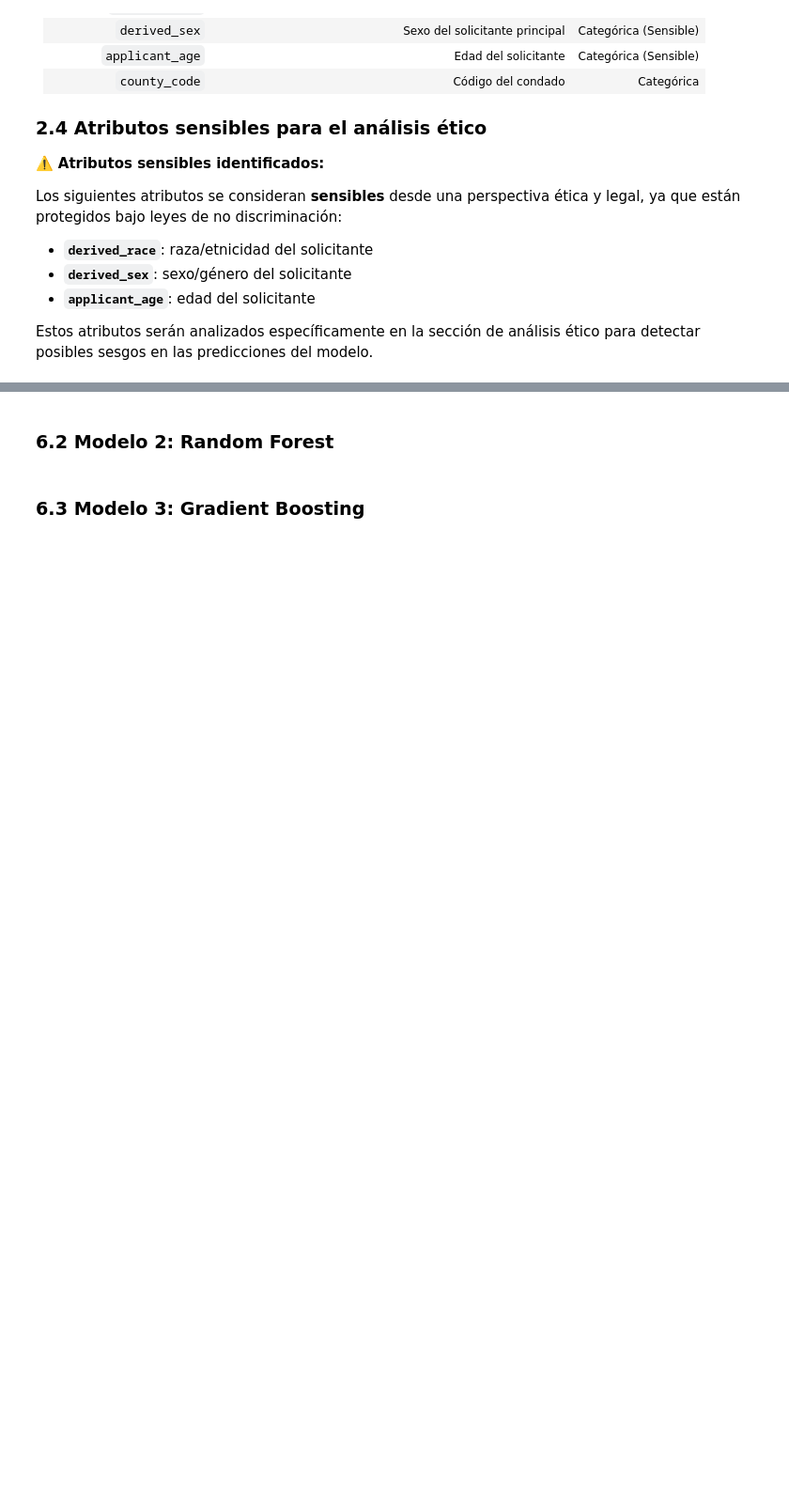
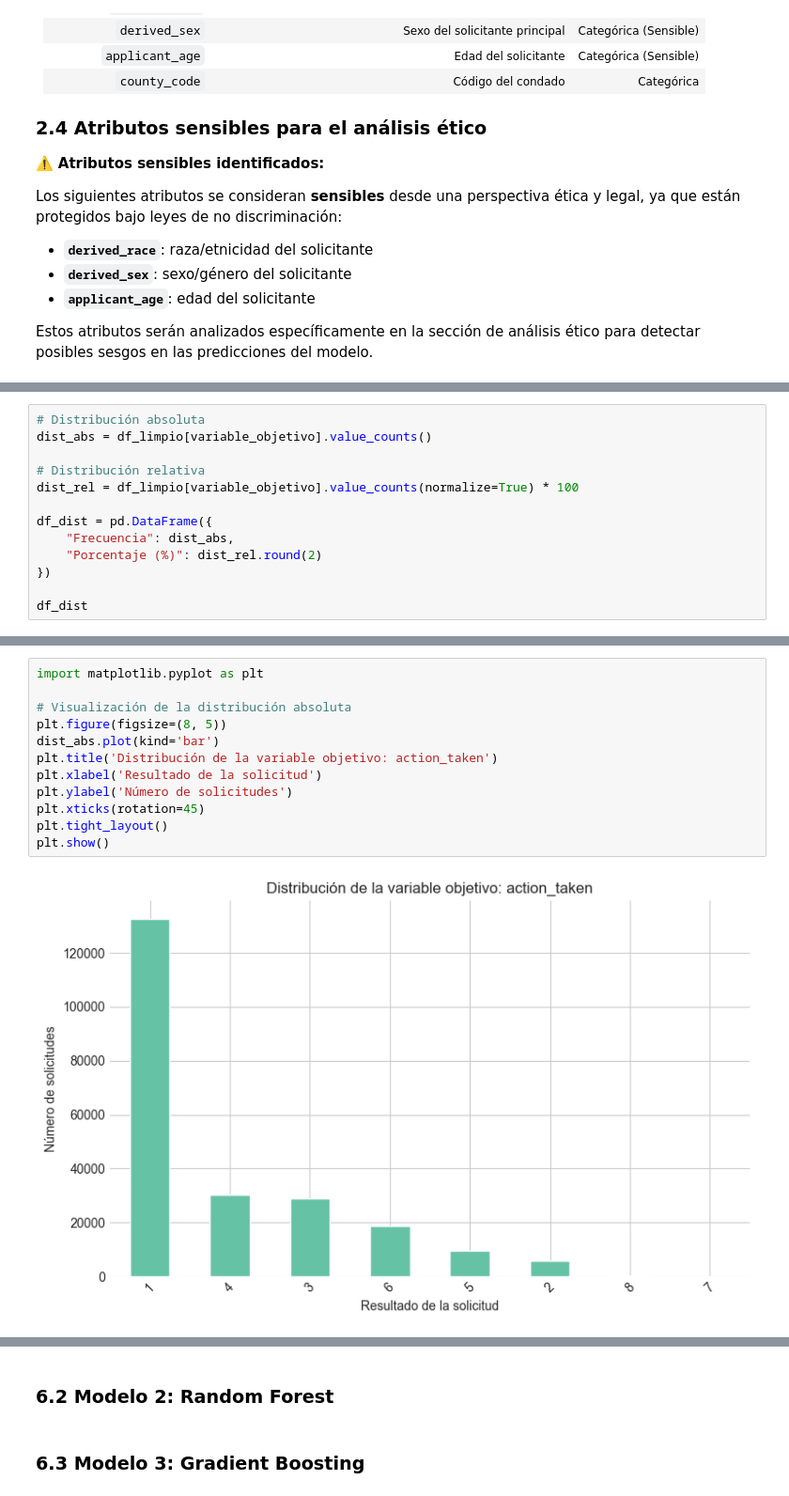
Before and after one commit to thisisrober/hmda-loan-approval-ml-analysis, a Jupyter notebook: notebook.ipynb, the cells around one changed output, grey strips where cells are left out. Shown at 94% size. Drawn from its saved outputs; the diff is of its cells as text; blank space fills up the shorter version.

```diff
--- a/notebook.ipynb
+++ b/notebook.ipynb
@@ -213,0 +398,13 @@ En esta sección entrenamos diferentes modelos de machine learning para predecir
+# %%
+# Distribución absoluta
+dist_abs = df_limpio[variable_objetivo].value_counts()
+
+# Distribución relativa
+dist_rel = df_limpio[variable_objetivo].value_counts(normalize=True) * 100
+
+df_dist = pd.DataFrame({
+    "Frecuencia": dist_abs,
+    "Porcentaje (%)": dist_rel.round(2)
+})
+
+df_dist
@@ -213,0 +422,14 @@ En esta sección entrenamos diferentes modelos de machine learning para predecir
+# %%
+import matplotlib.pyplot as plt
+
+# Visualización de la distribución absoluta
+plt.figure(figsize=(8, 5))
+dist_abs.plot(kind='bar')
+plt.title('Distribución de la variable objetivo: action_taken')
+plt.xlabel('Resultado de la solicitud')
+plt.ylabel('Número de solicitudes')
+plt.xticks(rotation=45)
+plt.tight_layout()
+plt.show()
+# %% [output]
+[figure, added]
```
Also changed, not shown: parts of 52 cells of this notebook, 2 other files.
